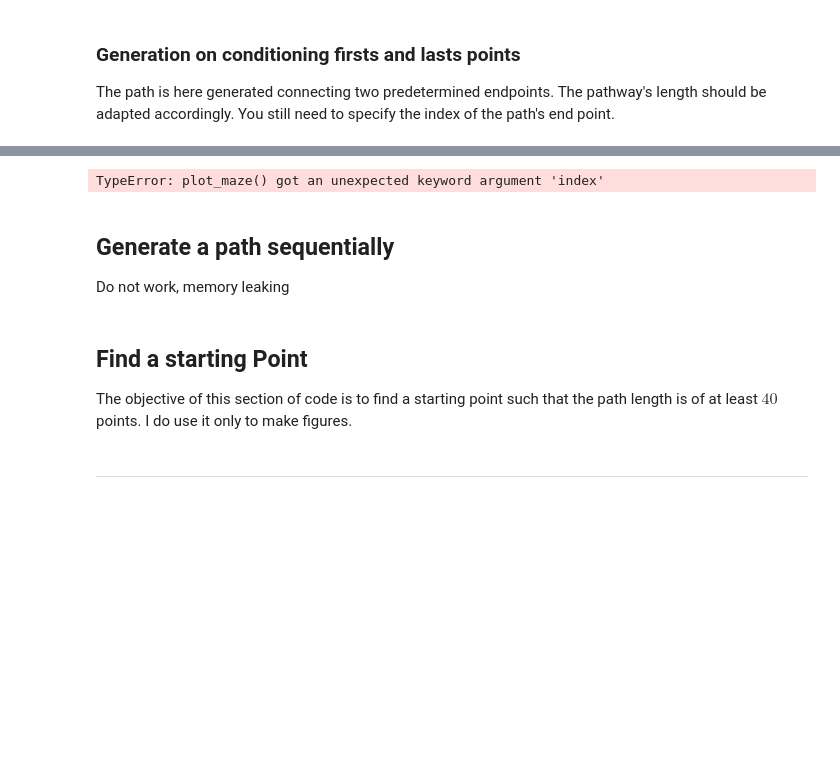
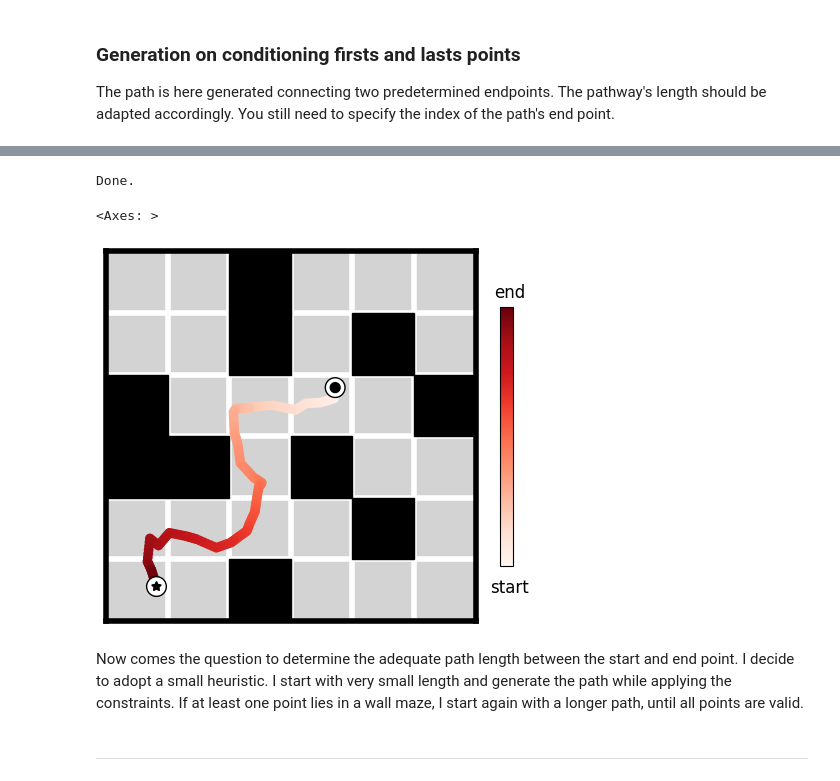
Before and after one commit to multitaskstochasticinterpolant/Code-Multitask-Stochastic-Interpolants, a Jupyter notebook: maze/maze-demo.ipynb, the cells around one changed output, grey strips where cells are left out. Drawn from its saved outputs; the diff is of its cells as text; code cells hidden in the pictures; blank space fills up the shorter version.

```diff
--- a/maze/maze-demo.ipynb
+++ b/maze/maze-demo.ipynb
@@ -393,52 +419,47 @@ def shortest_path(start_point: np.ndarray, end_point: np.ndarray, idx: int=-1):
 # %%
 #Take a random index to impose a number of point in the path
 
-path = os.path.join(os.getcwd(), "maze/conditioned_on_endpoints/goal_point_fixed/{}")
+idx = np.random.randint(low=7, high=50)
+idx = 30
 
-idx = np.random.randint(low=7, high=50)
-idx = 49
-#Load in the set of start and end point
-with open("Points.pth", mode="rb") as f:
+#Load in the set of start and end point, already normalized
+with open("Starting_Points", mode="rb") as f:
     points = pkl.load(f)
 
 #Choose a pair or start and end point.
-idxx=4
+idxx=0
 start_point = torch.tensor(points[idxx, 0], device=device)
 end_point = torch.tensor(points[idxx, 1], device=device)
 
-start_point = scaler.transform(np.array(([[0.47704682 +.4, 0.6697078 +.4]])))
-end_point = scaler.transform(np.array([[6.217887 + .2, 6.217159 + .2]]))
+# start_point = scaler.transform(np.array(([[0.47704682 +.4, 0.6697078 +.4]])))
+# end_point = scaler.transform(np.array([[6.217887 + .2, 6.217159 + .2]]))
 
 start_point = torch.tensor(start_point, device=device)
 end_point = torch.tensor(end_point, device=device)
 
 Alpha = torch.stack((torch.linspace(1.0,0.0, 80 + 1, device = device),)*((length//inter)), axis = 1)
 Alpha[:,idx] = 0
 Alpha[:,0] = 0
 
 mask = torch.ones((length//inter), device = device)
 mask[idx] = 0
 mask[0] = 0
 mask = torch.concatenate((mask[:,np.newaxis], mask[:,np.newaxis]), axis = 1)
 
 sde  = SDE(b, interpolant, n_step = 80, device = device, eps = .7, Alpha=Alpha, mask=mask)
 n_bs = 1
 
-x0s = base.sample(n_bs, length//inter)
+x0s = base.sample(n=n_bs, l=length//inter)
 x0s = x0s.to(device)
 x_init = x0s.clone().detach()  # Assume this is your forward-solved endpoint
 x_init[:, 0, idx], x_init[:, 0, 0] = end_point, start_point
 
-
-# x_init = ode.solve(x_init)
 x_final = sde.solve(x_init).squeeze(2) #Remove the channel axis
 x1s = x_final[-1].cpu().detach().numpy() #Keep the last time step
-x1s = x1s[:, :idx]
-# plot_maze(x_init.cpu().numpy().squeeze(1))
-plot_maze(obs=x1s, index=0, scaler=scaler, save=True, path=path.format("cross_whole_maze"))
-# plot_maze(x_t.cpu().numpy().squeeze(1))
+x1s = x1s[:, :idx+1]
+x1s = interpolate(x1s, length=(idx+1)*inter)
+plot_maze(obs=x1s, scaler=scaler)
 # %% [output]
-TypeError: plot_maze() got an unexpected keyword argument 'index'
+Done.
+<Axes: >
+[figure, added]
-# %% [markdown]
-## Generate a path sequentially
-Do not work, memory leaking
@@ -526,5 +465,0 @@ class SDE:
-# %% [markdown]
-## Find a starting Point
-
-The objective of this section of code is to find a starting point such that the path length is of at least $40$ points.
-I do use it only to make figures.
@@ -573,3 +466,5 @@ while len(Starting_Point) < 100:
+# %% [markdown]
+Now comes the question to determine the adequate path length between the start and end point. I decide to adopt a small heuristic. I start with very small length and generate the path while applying the constraints. If at least one point lies in a wall maze, I start again with a longer path, until all points are valid.
 # %% [markdown]
 ---
 # %% [markdown]
```
Also changed, not shown: parts of 24 cells of this notebook, 10 other files.
